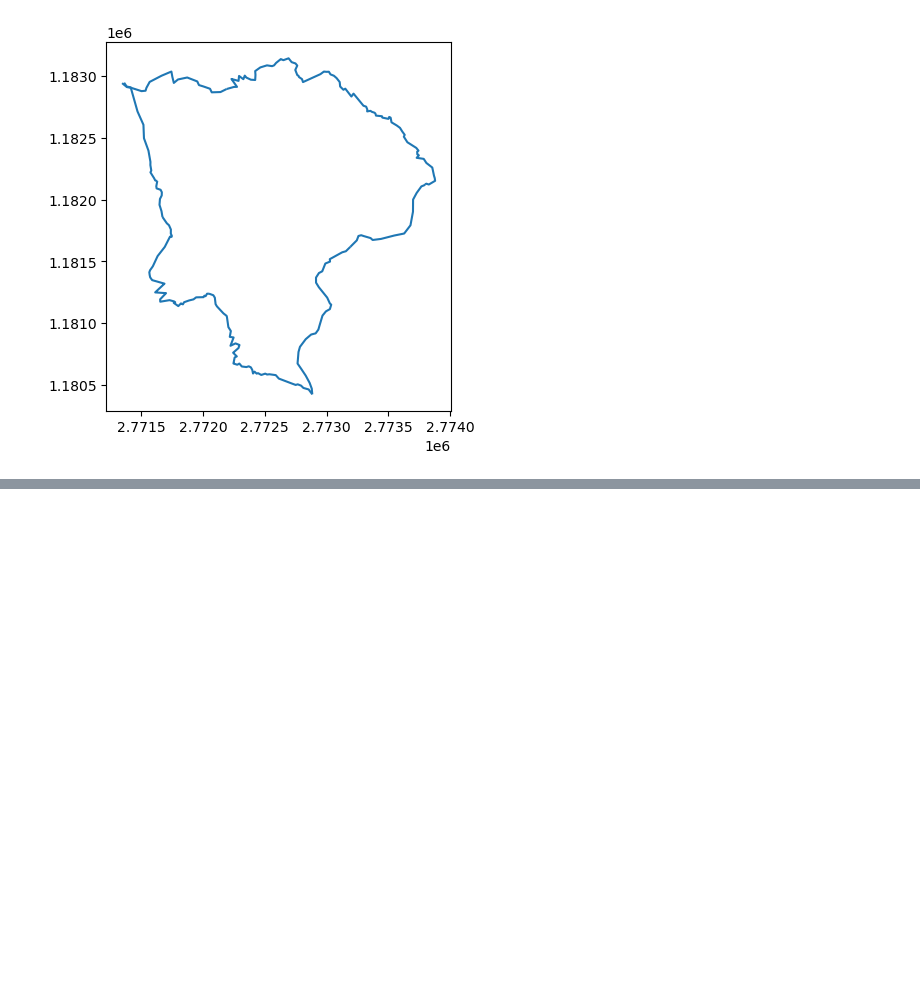
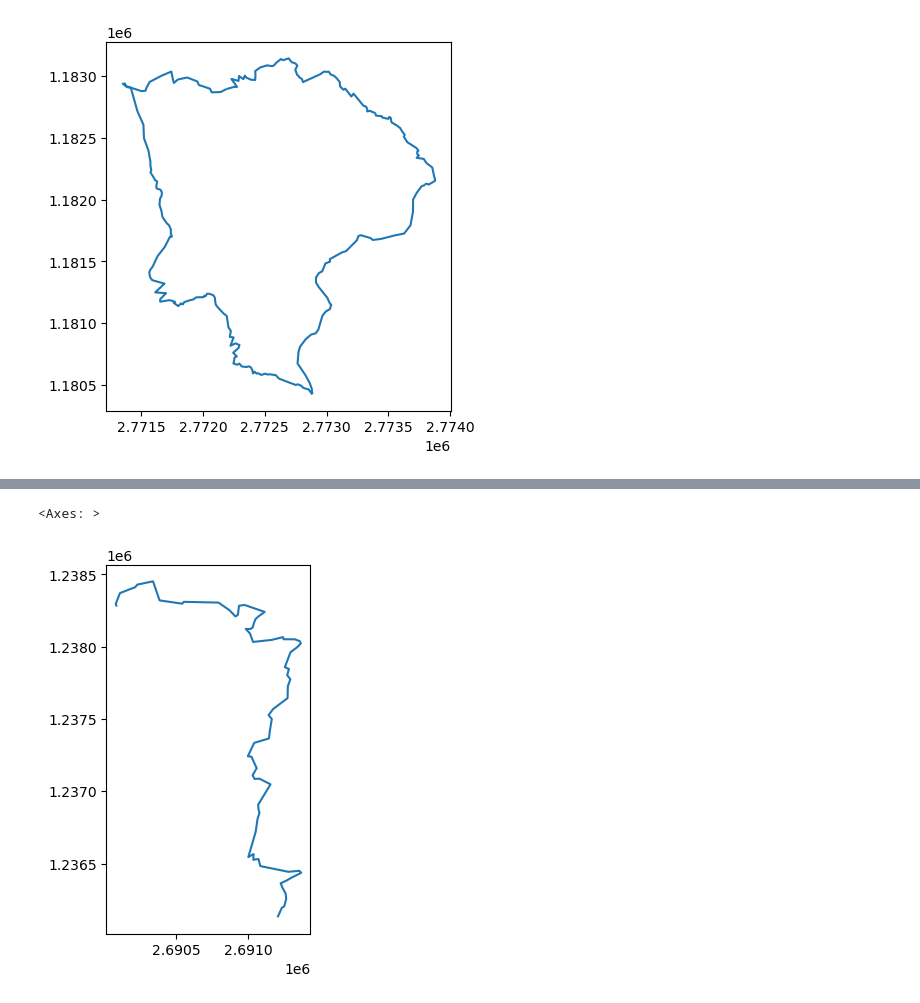
Before and after one commit to rbo-xyz/GrSchmetterling_Hackathon, a Jupyter notebook: testing/tester_import.ipynb, the cells around one changed output, grey strips where cells are left out. Cells and saved outputs as stored; diff of their text form; code cells hidden in the pictures; blank space fills up the shorter version.

```diff
--- a/testing/tester_import.ipynb
+++ b/testing/tester_import.ipynb
@@ -96,3 +96,5 @@ gdf_v3.plot()
 # %% [output]
 <Axes: >
 [figure]
+# %%
+gdf_v4 = import_gpx("../data/MeileBH_Buech.gpx")
@@ -98,0 +109,5 @@ gdf_v3.plot()
+# %%
+gdf_v4.plot()
+# %% [output]
+<Axes: >
+[figure, added]
```
Also changed, not shown: parts of 1 cell of this notebook, 2 other files.
